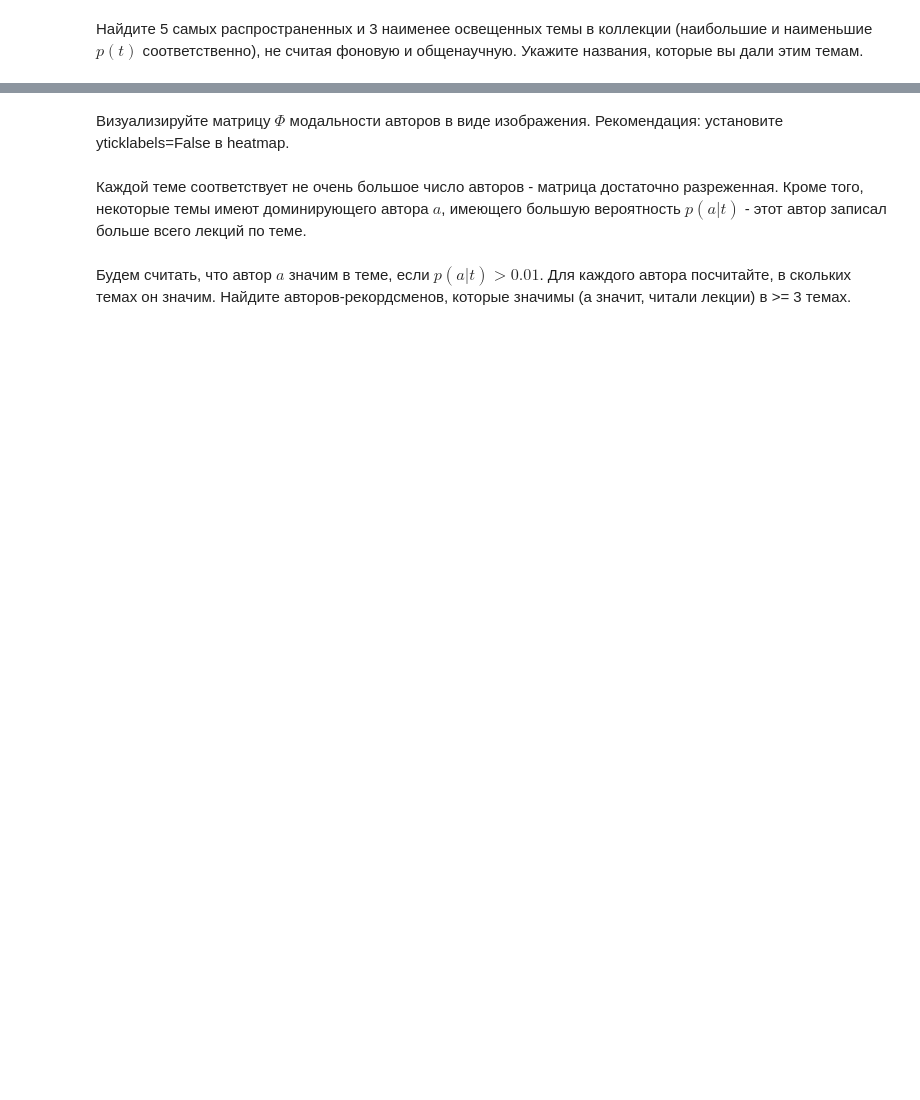
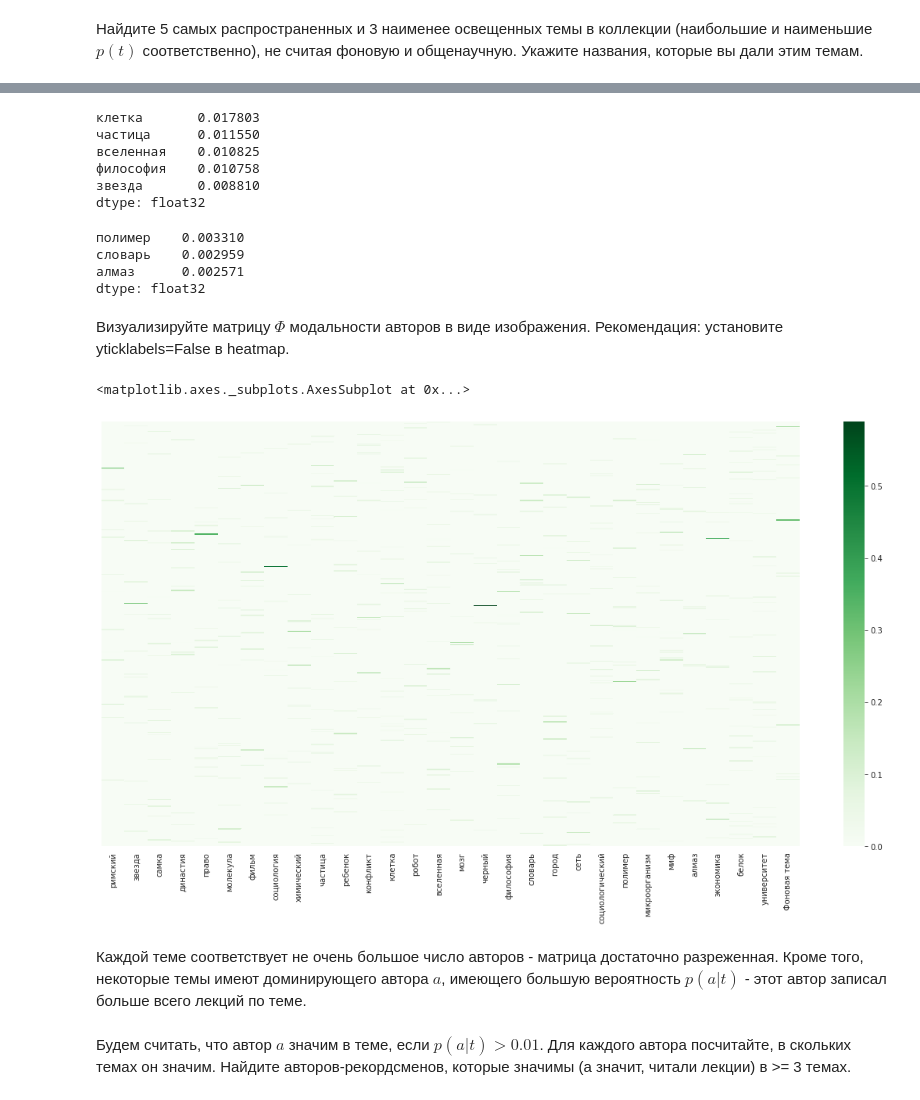
Before and after one commit to heorhii-bolotov/Python-Projects, a Jupyter notebook: CourseraML3/W4T2.ipynb, the cells around one changed output, grey strips where cells are left out. Cells and saved outputs as stored; diff of their text form; code cells hidden in the pictures; blank space fills up the shorter version.

```diff
--- a/CourseraML3/W4T2.ipynb
+++ b/CourseraML3/W4T2.ipynb
@@ -118,2 +252,20 @@ $p(t) = \sum_d p(t|d) p(d)$. Согласно вероятностной мод
+# %%
+Max = 5
+Min = 3
+T.iloc[1: Max + 1]
+# %% [output]
+клетка       0.017803
+частица      0.011550
+вселенная    0.010825
+философия    0.010758
+звезда       0.008810
+dtype: float32
+# %%
+T.iloc[-Min:]
+# %% [output]
+полимер    0.003310
+словарь    0.002959
+алмаз      0.002571
+dtype: float32
 # %% [markdown]
 Визуализируйте матрицу $\Phi$ модальности авторов в виде изображения. Рекомендация: установите yticklabels=False в heatmap.
@@ -122,3 +272,10 @@ $p(t) = \sum_d p(t|d) p(d)$. Согласно вероятностной мод
+# %%
+# Ваш код
+plt.figure(figsize=(20, 10))
+sbs.heatmap(phi_a, cmap='Greens', xticklabels=topic_labels, yticklabels=False)
+# %% [output]
+<matplotlib.axes._subplots.AxesSubplot at 0x...>
+[figure, added]
 # %% [markdown]
 Каждой теме соответствует не очень большое число авторов - матрица достаточно разреженная. Кроме того, некоторые темы имеют доминирующего автора $a$, имеющего большую вероятность $p(a|t)$ - этот автор записал больше всего лекций по теме.
 # %% [markdown]
```
Also changed, not shown: parts of 52 cells of this notebook.
